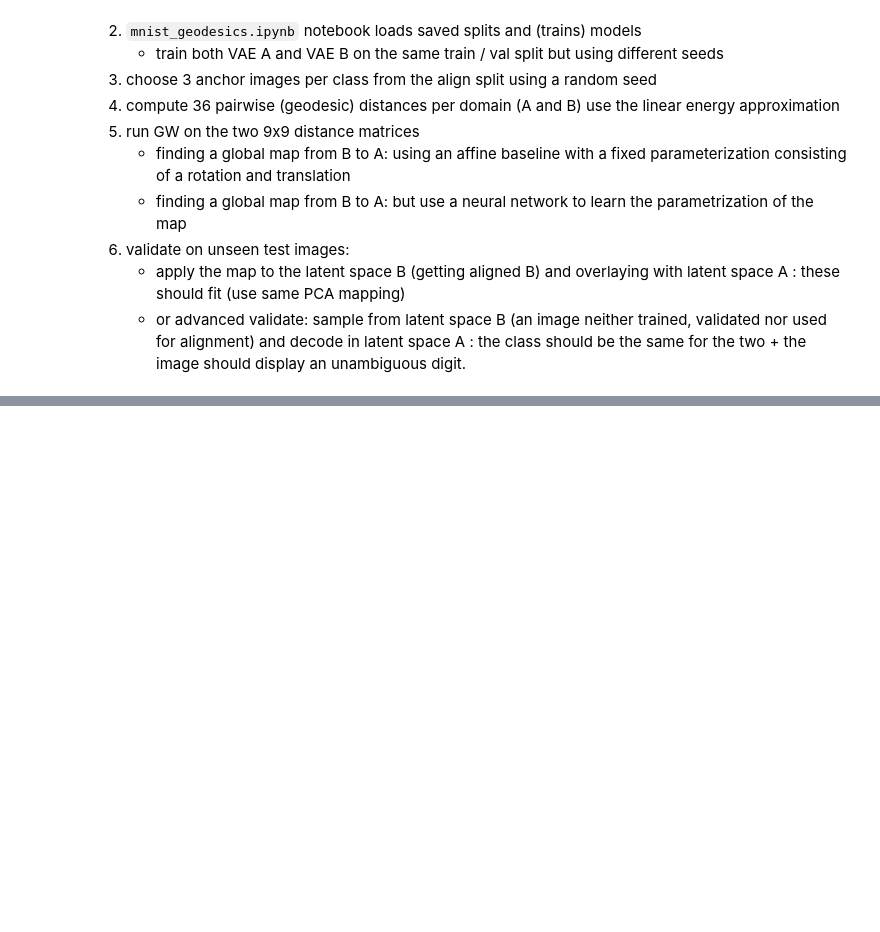
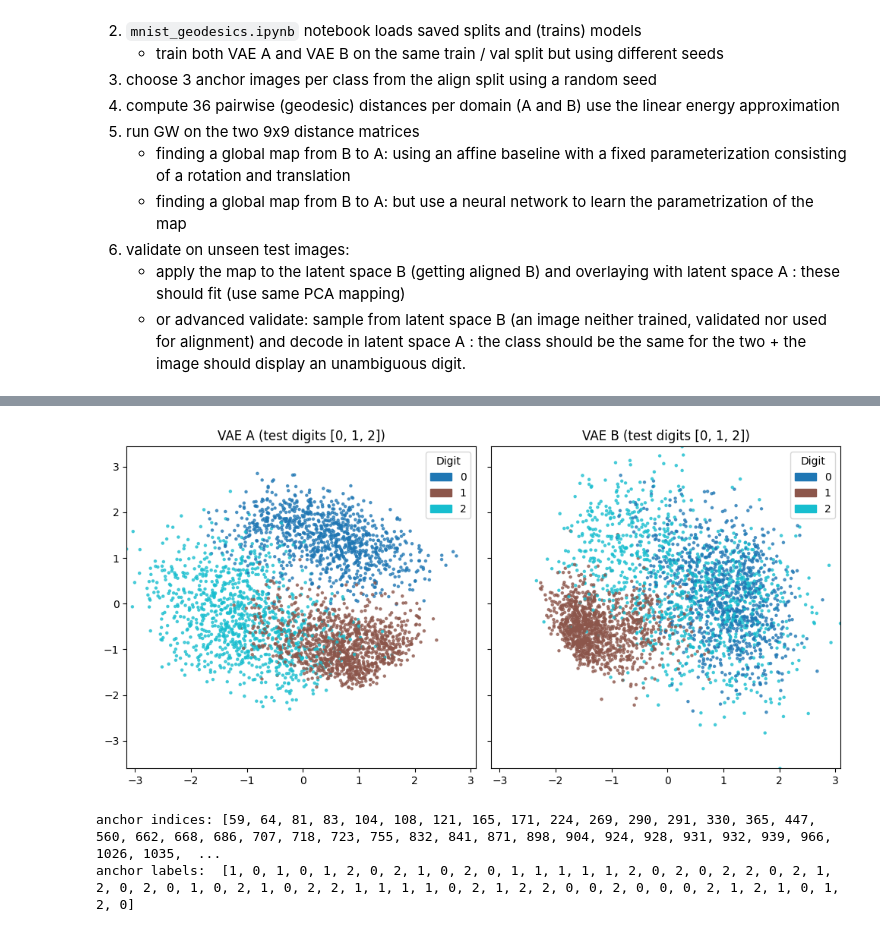
Before and after one commit to johannefranck/unpaired-latent-space-alignment, a Jupyter notebook: mnist_geodesics.ipynb, the cells around one changed output, grey strips where cells are left out. Saved outputs shown, nothing was run; the diff lists cells and outputs as text; code cells hidden in the pictures; blank space fills up the shorter version.

Commit message:
MNIST 3

```diff
--- a/mnist_geodesics.ipynb
+++ b/mnist_geodesics.ipynb
@@ -98,0 +122,40 @@ fixed_points_A = []
+# %%
+plot_vae_latent_alignment(
+    checkpoint_prefix="checkpoints/mnist_same_3classes",
+    data_root="data/",
+    latent_dim=8,
+    device="cpu",
+)
+# %% [output]
+[figure, added]
+# %%
+# choose 9 fixed point samples common to both domains
+anchor_seed = 0
+samples_per_class = 20
+
+anchor_indices = sample_anchor_indices_by_class(
+    y_align,
+    samples_per_class=samples_per_class,
+    seed=anchor_seed,
+    sort_indices=True,
+)
+
+anchor_labels = validate_anchor_indices(
+    anchor_indices,
+    y_align,
+    samples_per_class=samples_per_class,
+)
+
+# --- print anchor info and extract anchor latents ---
+print("anchor indices:", anchor_indices.tolist()) # the indices in A and B domain are the same since no shuffle
+print("anchor labels: ", anchor_labels.tolist())
+
+xA_anchor = A_align["x"][anchor_indices]
+xB_anchor = B_align["x"][anchor_indices]
+
+zA_anchor = zA_align[anchor_indices]
+zB_anchor = zB_align[anchor_indices]
+y_anchor  = y_align[anchor_indices]
+# %% [output]
+anchor indices: [59, 64, 81, 83, 104, 108, 121, 165, 171, 224, 269, 290, 291, 330, 365, 447, 560, 662, 668, 686, 707, 718, 723, 755, 832, 841, 871, 898, 904, 924, 928, 931, 932, 939, 966, 1026, 1035,  ...
+anchor labels:  [1, 0, 1, 0, 1, 2, 0, 2, 1, 0, 2, 0, 1, 1, 1, 1, 1, 2, 0, 2, 0, 2, 2, 0, 2, 1, 2, 0, 2, 0, 1, 0, 2, 1, 0, 2, 2, 1, 1, 1, 1, 0, 2, 1, 2, 2, 0, 0, 2, 0, 0, 0, 2, 1, 2, 1, 0, 1, 2, 0]
```
Also changed, not shown: parts of 30 cells of this notebook, 4 other files.
